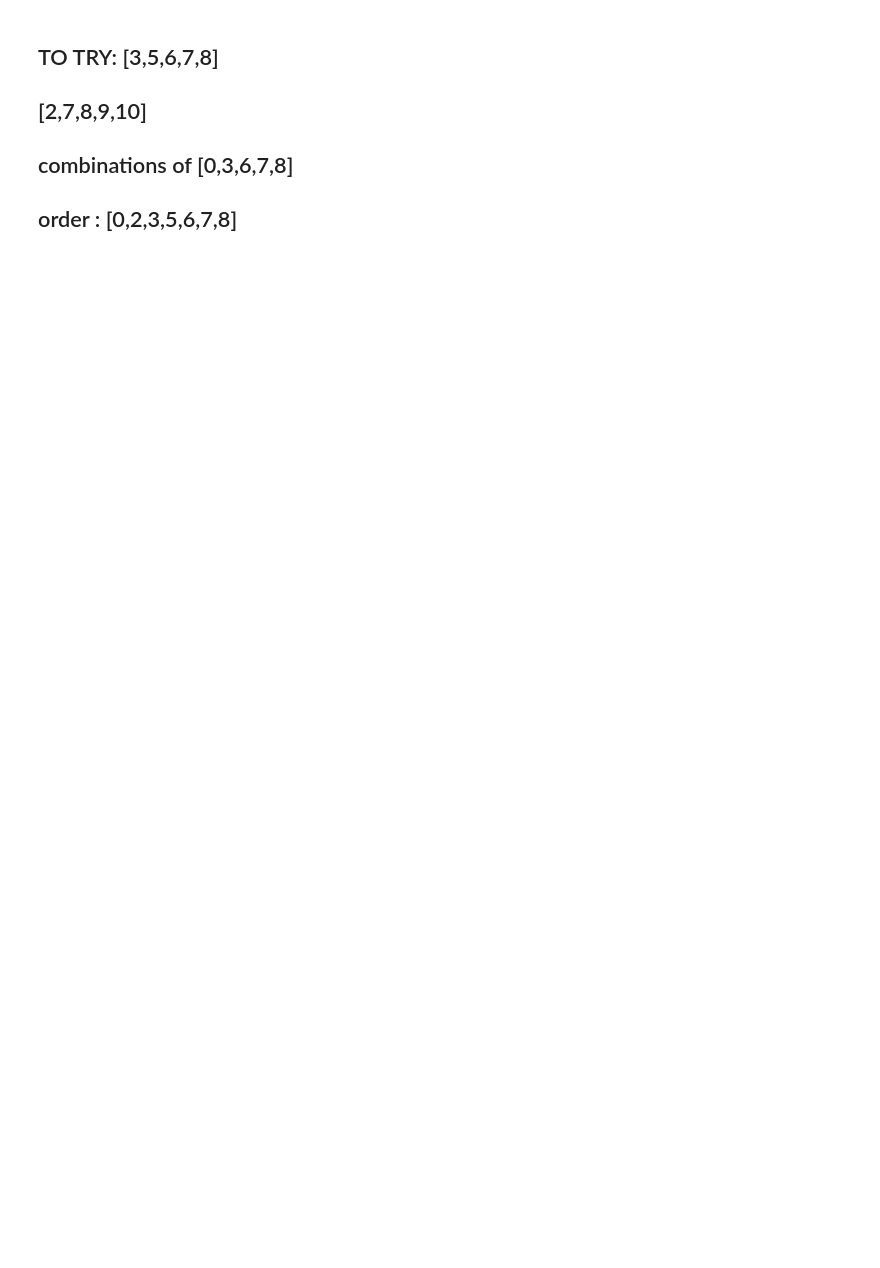
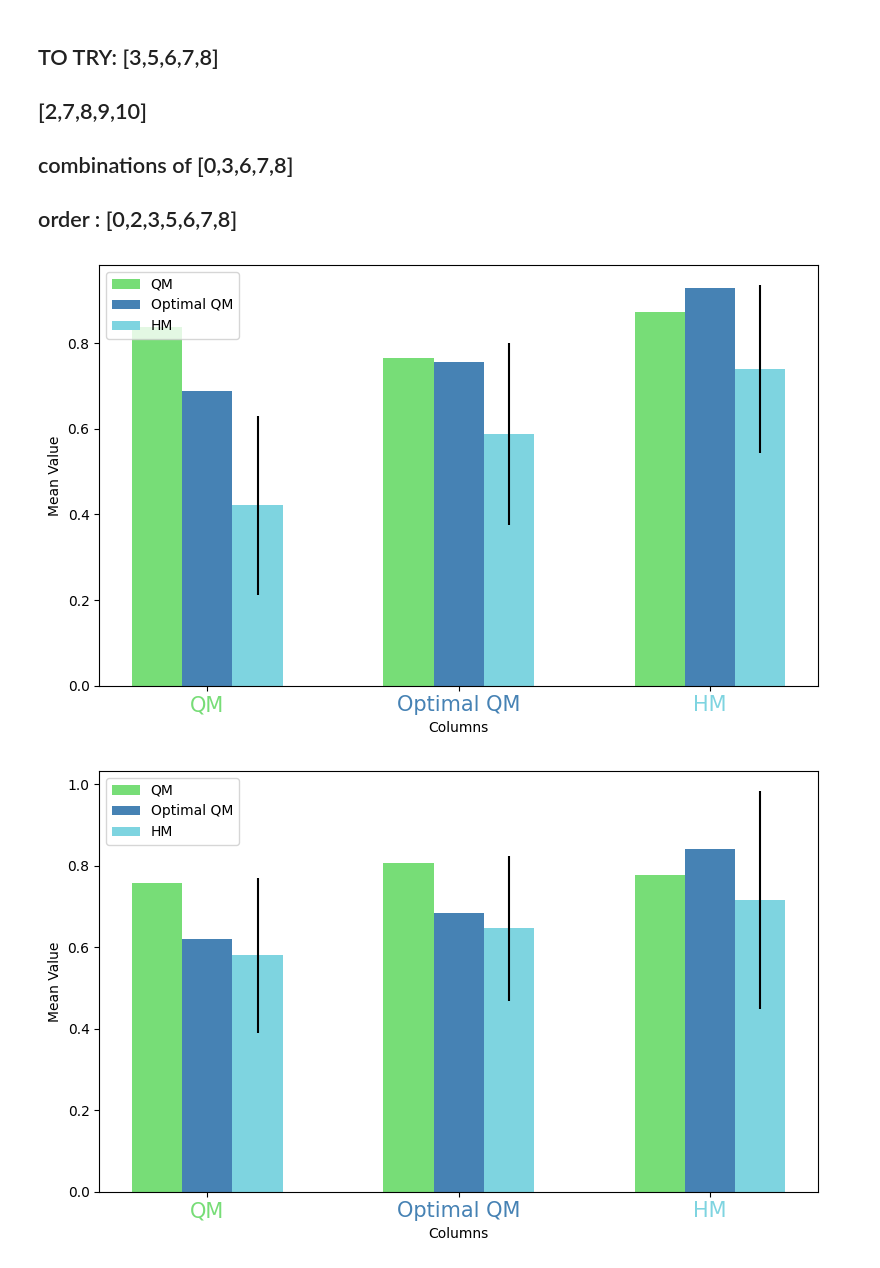
Before and after one commit to PIC4SeR/Social-Nav-Metrics-Matching, a Jupyter notebook: social_metrics_match/G1_1_overall_metrics_match.ipynb, the cells around one changed output. Drawn from its saved outputs; the diff is of its cells as text; code cells hidden in the pictures; blank space fills up the shorter version.

```diff
--- a/social_metrics_match/G1_1_overall_metrics_match.ipynb
+++ b/social_metrics_match/G1_1_overall_metrics_match.ipynb
@@ -203,0 +146,8 @@ survey_means = np.mean(weighted_survey_array_avg, axis=1)
+# %%
+survey_means = np.mean(weighted_survey_array_avg, axis=1)
+
+unit_weight = np.ones_like(optimal_QM_metrics[1])
+plot_avg_std_all_metrics(all_lab_QM_array, optimal_QM_metrics, unit_weight, weighted_survey_array_avg, weighted_survey_array_std)
+# %% [output]
+[figure, added]
+[figure, added]
```
Also changed, not shown: parts of 6 cells of this notebook, 7 other files.
